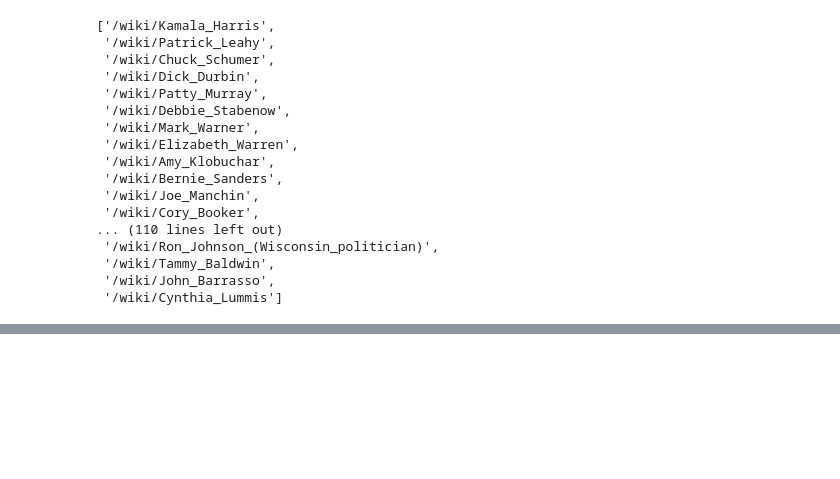
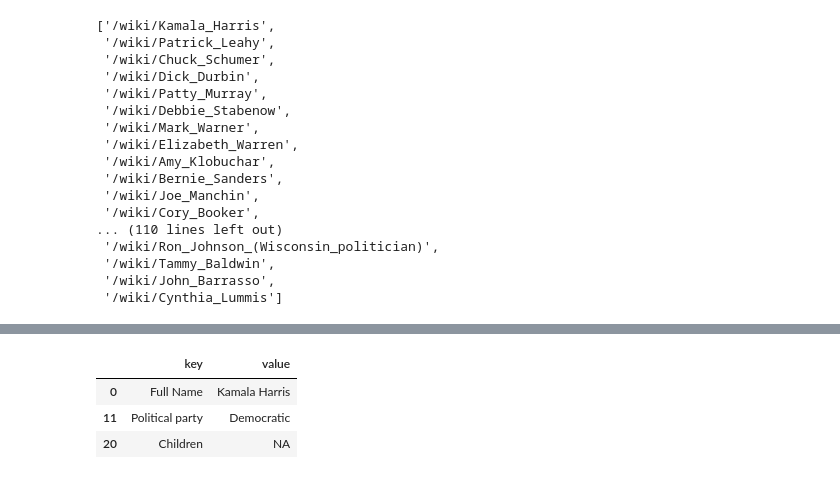
Before and after one commit to QMSS-G5072-2022/Shi_Xinyi, a Jupyter notebook: hw09/hw09.ipynb, the cells around one changed output, grey strips where cells are left out. Drawn from its saved outputs; the diff is of its cells as text; code cells hidden in the pictures; blank space fills up the shorter version.

```diff
--- a/hw09/hw09.ipynb
+++ b/hw09/hw09.ipynb
@@ -37,9 +26,9 @@ print(infobox)
 all_keys = [a.text for a in soup.find_all(class_ ="infobox-label")]
 all_keys.insert(0, 'Full Name')
 
-#full_name = [a.text for a in soup.find_all(class_ = "fn")]
+full_name = [a.text for a in soup.find_all(class_ = "fn")]
 all_values = [a.text for a in soup.find_all(class_ ="infobox-data")]
-all_values.insert(0, 'Mitch McConnell')
+all_values.insert(0, full_name[0])
 # %%
 all_keys[0:5]
 # %% [output]
@@ -123,3 +109,3 @@ print(vcard)
 # %%
-all_questions_links = [a.a.get('href') for a in all_soup.find_all(class_="fn")]
+all_senators = [a.a.get('href') for a in all_soup.find_all(class_="fn")]
 # %%
@@ -142,3 +128,5 @@ all_questions_links
  '/wiki/Tammy_Baldwin',
  '/wiki/John_Barrasso',
  '/wiki/Cynthia_Lummis']
+# %%
+all_senators_links = ['https://en.wikipedia.org'+ i for i in all_senators]
@@ -144,0 +153,4 @@ all_questions_links
+# %%
+for i in all_senators_links:
+    df = get_wiki_info(i)
+    print(df)
@@ -144,0 +175,7 @@ all_questions_links
+# %%
+df[0]
+# %% [output]
+|  | key | value |
+| 0 | Full Name | Kamala Harris |
+| 11 | Political party | Democratic |
+| 20 | Children | NA |
```
Also changed, not shown: parts of 13 cells of this notebook, 1 other file.
